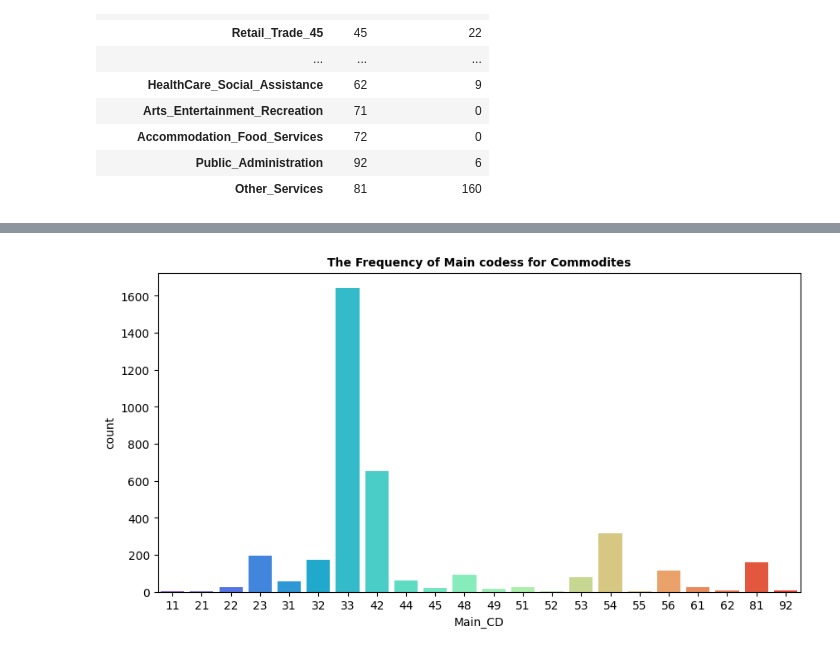
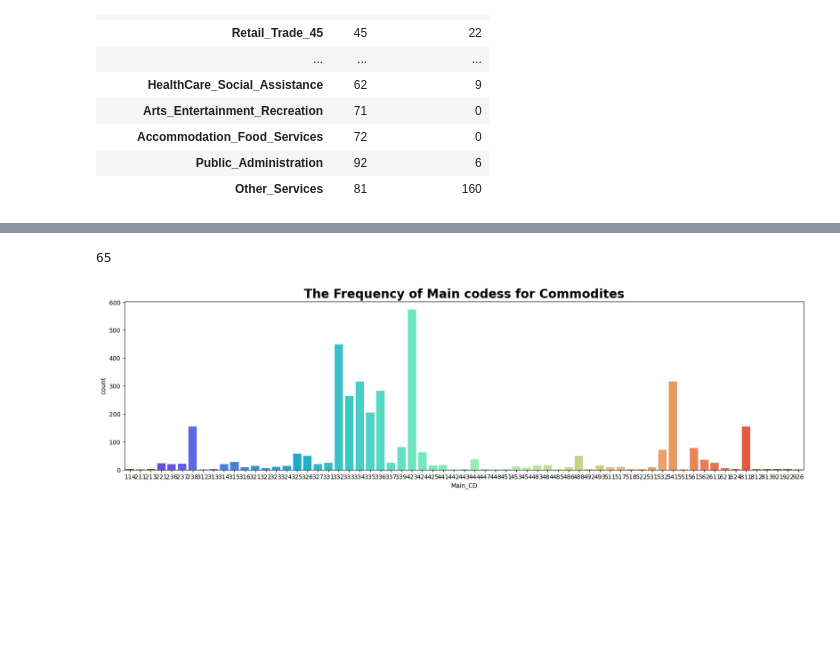
Before and after one commit to maryamsal/CACHE, a Jupyter notebook: NAICS_Decoding.ipynb, the cells around one changed output, grey strips where cells are left out. Drawn from its saved outputs; the diff is of its cells as text; code cells hidden in the pictures; blank space fills up the shorter version.

```diff
--- a/NAICS_Decoding.ipynb
+++ b/NAICS_Decoding.ipynb
@@ -256,3 +261,4 @@ df.style.format({'Data 1': '{:,.1f}', 'More Data': '{:,.3f}'})\
 # %%
+i = 3
 def Main_CD(CD):
-    return int(CD[:2])
+    return int(CD[:i])
@@ -275,9 +267,14 @@ import seaborn as sns
+# %%
+NAICS['Main_CD'].nunique()
+# %% [output]
+65
 # %%
-fig = plt.figure(figsize =(10, 5))
+fig = plt.figure(figsize =(20, 5))
 
 sns.countplot(x='Main_CD', data= NAICS, palette='rainbow')
 
-plt.title("The Frequency of Main codess for Commodites",fontweight ='bold',fontsize=10)
+plt.title("The Frequency of Main codess for Commodites",fontweight ='bold',fontsize=20)
+# plt.ylim(100,1700)
 plt.show()
 # %% [output]
-[figure, old version]
+[figure, new version]
```
Also changed, not shown: parts of 80 cells of this notebook.
